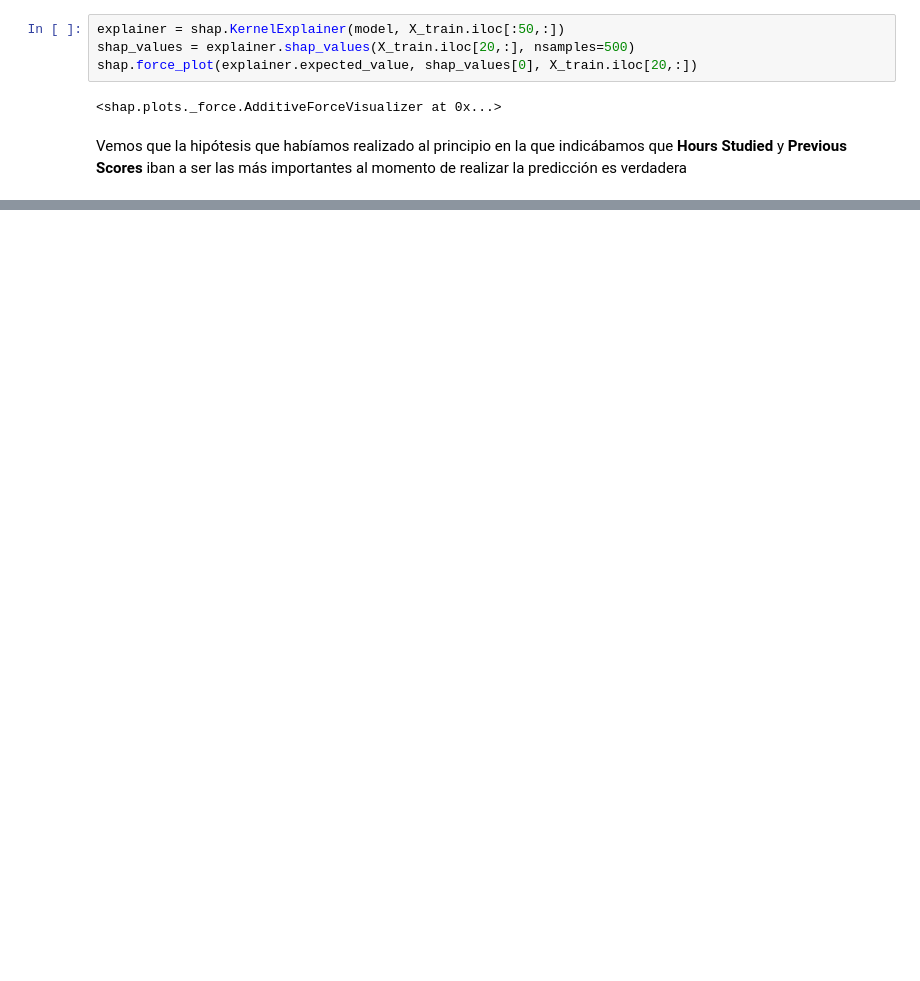
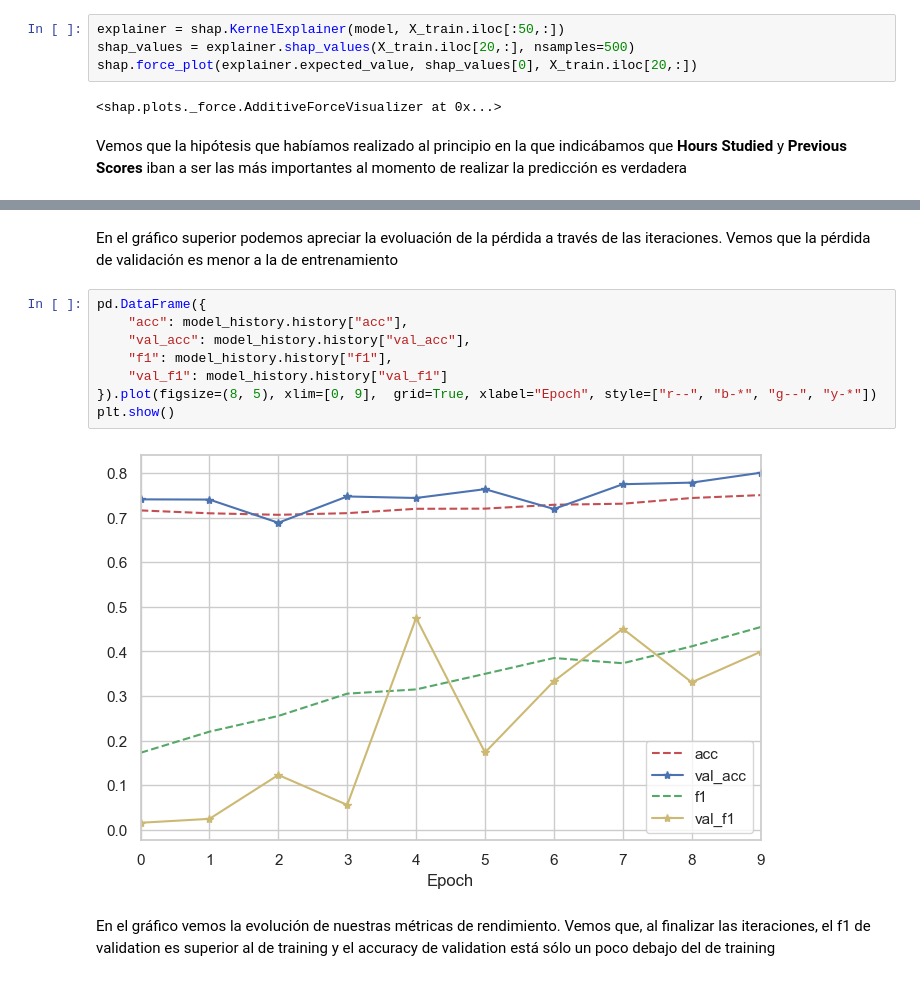
Before and after one commit to Simon890/aa2tp, a Jupyter notebook: Solucion.ipynb, the cells around one changed output, grey strips where cells are left out. Cells and saved outputs as stored; diff of their text form; blank space fills up the shorter version.

```diff
--- a/Solucion.ipynb
+++ b/Solucion.ipynb
@@ -373,0 +769,14 @@ Vemos que la hipótesis que habíamos realizado al principio en la que indicába
+# %% [markdown]
+En el gráfico superior podemos apreciar la evoluación de la pérdida a través de las iteraciones. Vemos que la pérdida de validación es menor a la de entrenamiento
+# %%
+pd.DataFrame({
+    "acc": model_history.history["acc"],
+    "val_acc": model_history.history["val_acc"],
+    "f1": model_history.history["f1"],
+    "val_f1": model_history.history["val_f1"]
+}).plot(figsize=(8, 5), xlim=[0, 9],  grid=True, xlabel="Epoch", style=["r--", "b-*", "g--", "y-*"])
+plt.show()
+# %% [output]
+[figure, added]
+# %% [markdown]
+En el gráfico vemos la evolución de nuestras métricas de rendimiento. Vemos que, al finalizar las iteraciones, el f1 de validation es superior al de training y el accuracy de validation está sólo un poco debajo del de training
```
Also changed, not shown: parts of 36 cells of this notebook, 1 other file.
